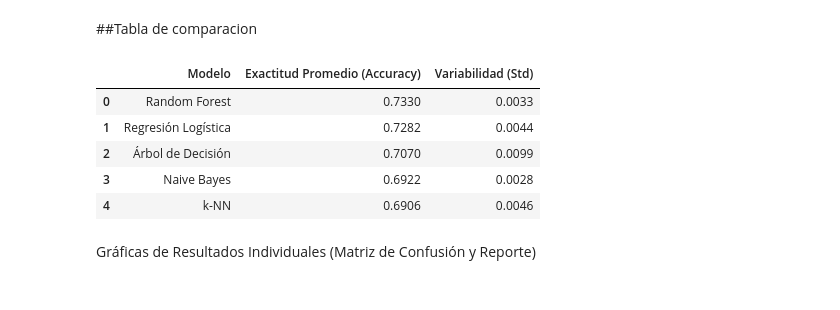
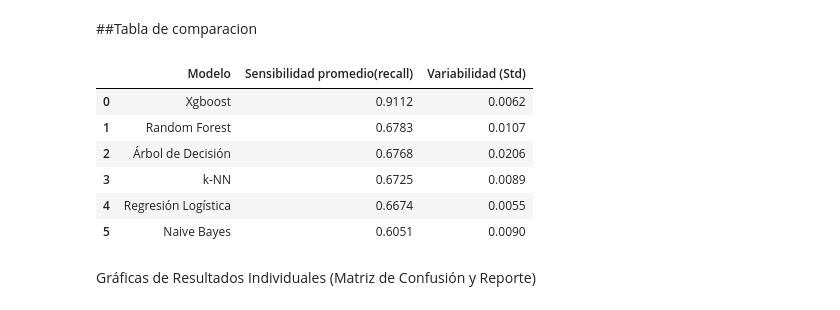
Before and after one commit to tristanledezma1655/Heartcare, a Jupyter notebook: main.ipynb, the cells around one changed output. Cells and saved outputs as stored; diff of their text form; code cells hidden in the pictures.

```diff
--- a/main.ipynb
+++ b/main.ipynb
@@ -46,0 +166,3 @@ Registros eliminados: 1511
+# %%
+# Ahora sí, podemos limpiar con seguridad
+DF_limpio=pre.limpiar_datos()
@@ -46,0 +173,2 @@ Registros eliminados: 1511
+# %%
+x_train, y_train, x_test, y_test = pre.transformar_datos(DF_limpio)
@@ -93,0 +282,12 @@ print(f"\n x_train listo en bruto con: {x_train.shape}")
+# %%
+from ast import mod
+pipeline_knn = evaluador.modelos['k-NN']
+
+pipeline_knn.set_params(
+    mod__n_neighbors=12,
+    mod__weights='distance'
+)
+
+pipeline_knn.fit(x_train, y_train)
+y_pred_knn = pipeline_knn.predict(x_test)
+print(classification_report(y_test, y_pred_knn))
@@ -93,0 +303,24 @@ print(f"\n x_train listo en bruto con: {x_train.shape}")
+# %%
+from xgboost import XGBClassifier
+from sklearn.pipeline import Pipeline
+from sklearn.metrics import classification_report
+
+trans = evaluador.transformador
+pipeline_xgb = Pipeline([
+    ('prep', trans),
+    ('mod', XGBClassifier(
+        n_estimators=200,
+        max_depth=6,
+        learning_rate=0.1,
+        scale_pos_weight=1,#Mientras mas le aumentamos mas penaliza errores  y aumenta el recall sin embargo disminuye la precision
+        n_jobs=-1,
+        random_state=42
+    ))
+])
+pipeline_xgb.fit(x_train, y_train)
+
+
+y_pred_xgb = pipeline_xgb.predict_proba(x_test)[:,1]
+umbral= .20
+predicciones_ajustadas=(y_pred_xgb>=umbral).astype(int)
+print(classification_report(y_test, predicciones_ajustadas))
@@ -96,19 +341,20 @@ print(f"\n x_train listo en bruto con: {x_train.shape}")
 # %%
 # Mandamos a llamar la evaluación cruzada que guardamos en el archivo .py
 df_resultados = evaluador.evaluar_validacion_cruzada(x_train, y_train)
 
 # Pintamos la tabla bonita en el cuaderno
-df_resultados.style.highlight_max(subset=['Exactitud Promedio (Accuracy)'], color='lightgreen').format({
-    'Exactitud Promedio (Accuracy)': '{:.4f}',
+df_resultados.style.highlight_max(subset=['Sensibilidad promedio(recall)'], color='lightgreen').format({
+   'Sensibilidad promedio(recall)': '{:.4f}',
     'Variabilidad (Std)': '{:.4f}'
 })
 # %% [output]
-|  | Modelo | Exactitud Promedio (Accuracy) | Variabilidad (Std) |
-| 0 | Random Forest | 0.7330 | 0.0033 |
-| 1 | Regresión Logística | 0.7282 | 0.0044 |
-| 2 | Árbol de Decisión | 0.7070 | 0.0099 |
-| 3 | Naive Bayes | 0.6922 | 0.0028 |
-| 4 | k-NN | 0.6906 | 0.0046 |
+|  | Modelo | Sensibilidad promedio(recall) | Variabilidad (Std) |
+| 0 | Xgboost | 0.9112 | 0.0062 |
+| 1 | Random Forest | 0.6783 | 0.0107 |
+| 2 | Árbol de Decisión | 0.6768 | 0.0206 |
+| 3 | k-NN | 0.6725 | 0.0089 |
+| 4 | Regresión Logística | 0.6674 | 0.0055 |
+| 5 | Naive Bayes | 0.6051 | 0.0090 |
 # %% [markdown]
 Gráficas de Resultados Individuales (Matriz de Confusión y Reporte)
 # %%
```
Also changed, not shown: parts of 60 cells of this notebook.
